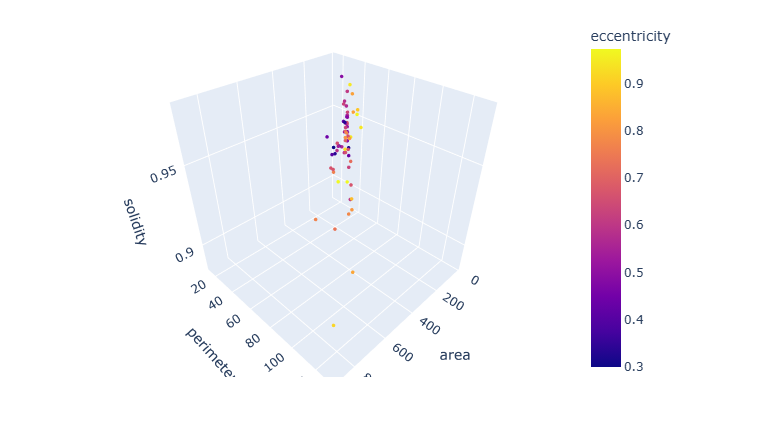
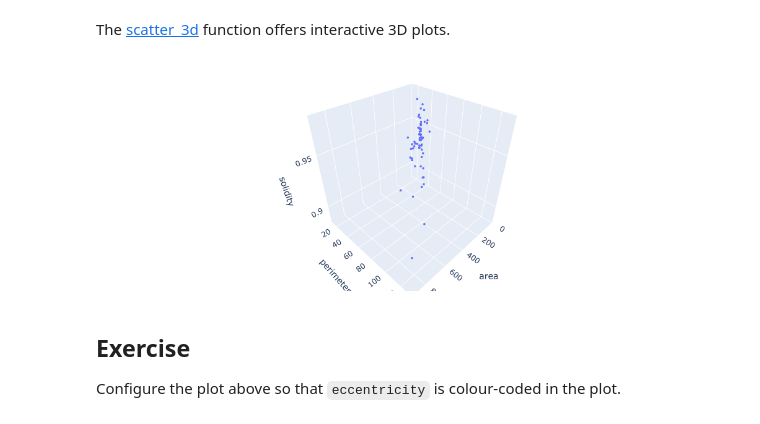
Before and after one commit to Sukanto54cl/ai-school-iom-2025, a Jupyter notebook: docs/day3.2_data_visualization/12_plotly_3d.ipynb, the cells around one changed output. Saved outputs shown, nothing was run; the diff lists cells and outputs as text; code cells hidden in the pictures.

```diff
--- a/docs/day3.2_data_visualization/12_plotly_3d.ipynb
+++ b/docs/day3.2_data_visualization/12_plotly_3d.ipynb
@@ -24,11 +18,15 @@ df
+# %% [markdown]
+The [scatter_3d](https://plotly.com/python-api-reference/generated/plotly.express.scatter_3d.html) function offers interactive 3D plots.
 # %%
 fig = px.scatter_3d(df,
                     x="area",
                     y="perimeter",
-                    z="solidity",
-                    color="eccentricity")
+                    z="solidity")
 fig.update_traces(marker_size = 2)  # Make dots smaller
 fig.update_layout(margin=dict(l=0, r=0, b=0, t=0)) # Reduce figure margins
 fig.show()
 # %% [output]
-[figure, old version]
+[figure, new version]
+# %% [markdown]
+## Exercise
+Configure the plot above so that `eccentricity` is colour-coded in the plot.
```
Also changed, not shown: parts of 3 cells of this notebook, 5 other files.
